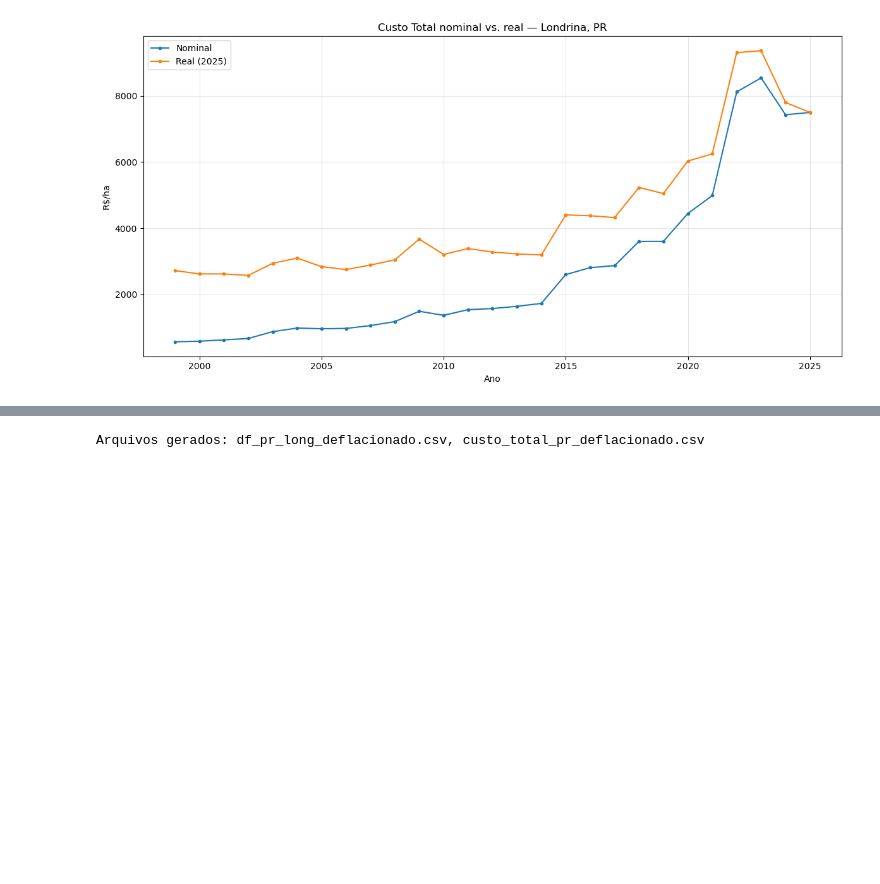
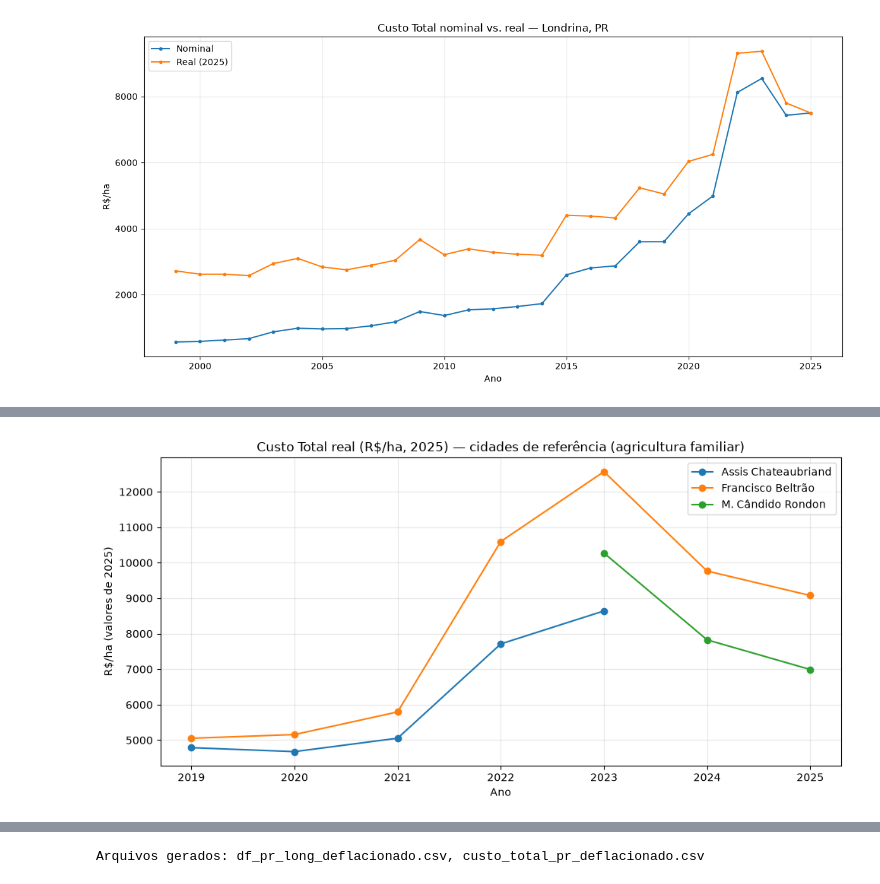
Before and after one commit to fcoliveira-utfpr/aquacrop_ml, a Jupyter notebook: 07_analise_custos_milho_pr.ipynb, the cells around one changed output, grey strips where cells are left out. Cells and saved outputs as stored; diff of their text form; code cells hidden in the pictures; blank space fills up the shorter version.

```diff
--- a/07_analise_custos_milho_pr.ipynb
+++ b/07_analise_custos_milho_pr.ipynb
@@ -433,0 +445,12 @@ plt.show()
+# %%
+GRUPO_FAMILIAR = ["Assis Chateaubriand", "Francisco Beltrão", "M. Cândido Rondon"]
+
+custo_total["grupo"] = np.where(
+    custo_total["cidade"].isin(GRUPO_FAMILIAR),
+    "Agricultura familiar (ref. Oeste)",
+    "Demais cidades (maior escala)",
+)
+
+resumo_grupo = custo_total.groupby("grupo")["custo_rs_ha_real"].agg(n="count", media="mean", desvio_padrao="std")
+resumo_grupo["cv_%"] = 100 * resumo_grupo["desvio_padrao"] / resumo_grupo["media"]
+resumo_grupo.round(2)
@@ -433,0 +561,13 @@ plt.show()
+# %%
+fig, ax = plt.subplots(figsize=(10, 5))
+for cidade in GRUPO_FAMILIAR:
+    grupo = custo_total[custo_total["cidade"] == cidade].sort_values("ano")
+    ax.plot(grupo["ano"], grupo["custo_rs_ha_real"], marker="o", label=cidade)
+ax.set_title(f"Custo Total real (R$/ha, {ANO_BASE}) — cidades de referência (agricultura familiar)")
+ax.set_xlabel("Ano")
+ax.set_ylabel(f"R$/ha (valores de {ANO_BASE})")
+ax.legend()
+plt.tight_layout()
+plt.show()
+# %% [output]
+[figure, added]
```
Also changed, not shown: parts of 20 cells of this notebook, 19 other files.
